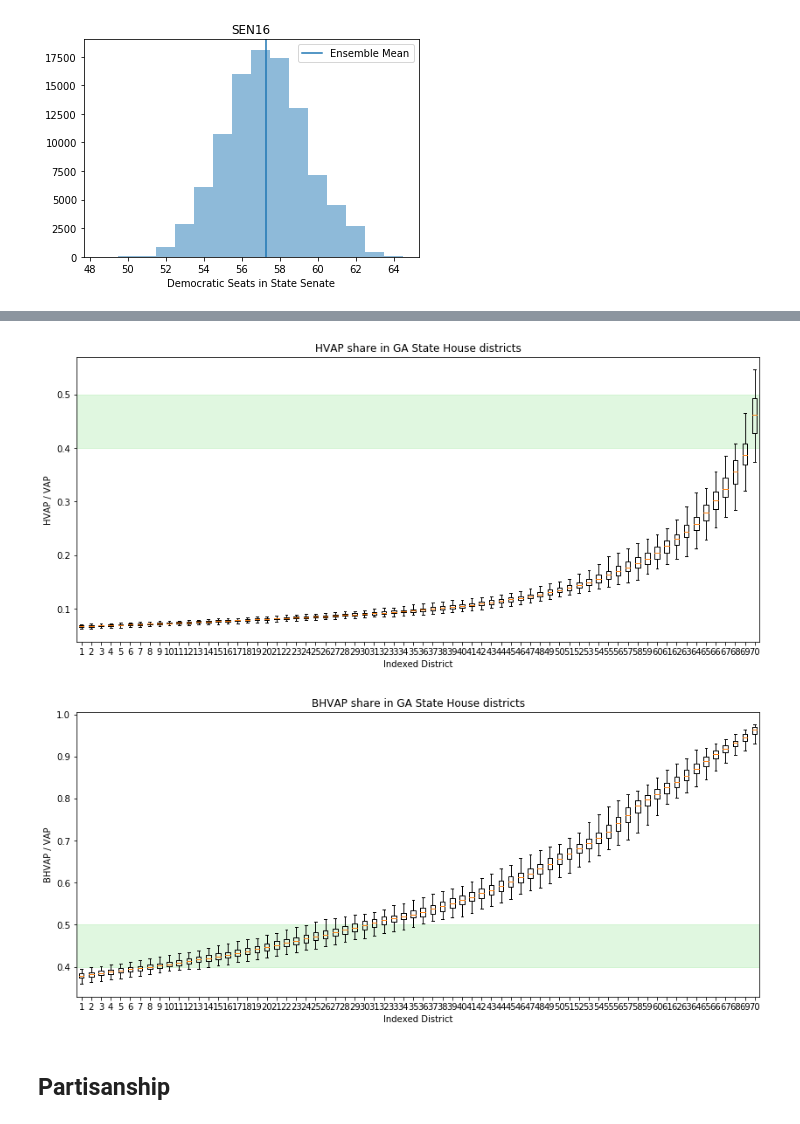
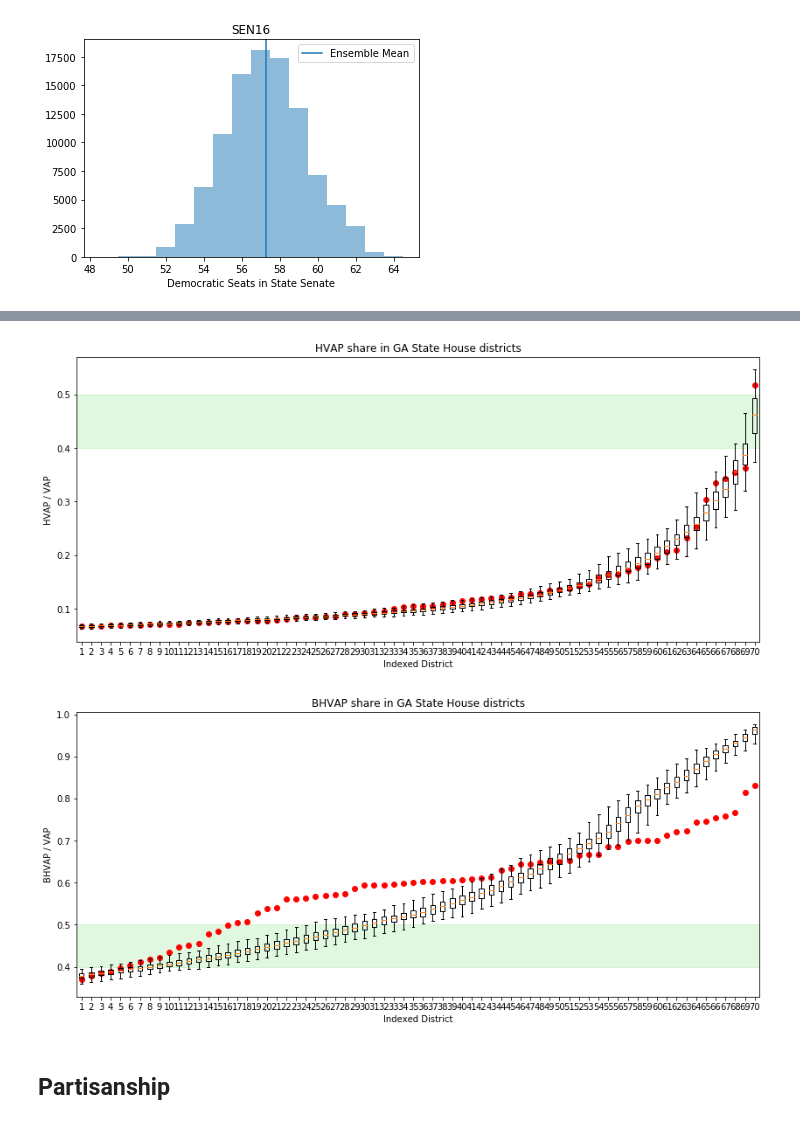
Before and after one commit to gerrymandr/georgia, a Jupyter notebook: GA_init_results.ipynb, the cells around one changed output, grey strips where cells are left out. Drawn from its saved outputs; the diff is of its cells as text; code cells hidden in the pictures.

```diff
--- a/GA_init_results.ipynb
+++ b/GA_init_results.ipynb
@@ -337,3 +337,5 @@ plt.show()
 [figure]
 # %% [markdown]
 ## State House
+# %%
+df_house = gpd.read_file("ga_house/ga_house_districts.shp")
@@ -413,30 +419,31 @@ plt.title("HVAP share in GA State House districts")
 plt.xlabel("Indexed District")
 plt.ylabel("HVAP / VAP")
 plt.boxplot(house["HVAP_perc"][:, 110:], whis=(1,99), showfliers=False)
-# plt.scatter(y=sorted(sen_part["BVAP_perc"].values()), x=range(1,57),
-#             marker="o", label="Enacted Plan", c="r")
+plt.scatter(y=sorted(df_house["HVAP"] / df_house["VAP"])[110:], x=range(1,71),
+            marker="o", label="Enacted Plan", c="r")
 plt.axhspan(0.40, 0.50, color="limegreen", alpha=0.15, zorder=0)
 
 # plt.legend()
 plt.savefig("plots/minority_opportunity/GA_state_house_district_hvap.png", bbox_inches="tight", dpi=200)
 plt.show()
 # %% [output]
-[figure, old version]
+[figure, new version]
 # %%
 plt.figure(figsize=(14,6))
 plt.title("BHVAP share in GA State House districts")
 plt.xlabel("Indexed District")
 plt.ylabel("BHVAP / VAP")
 plt.boxplot(house["BHVAP_perc"][:, 110:], whis=(1,99), showfliers=False)
-# plt.scatter(y=sorted(sen_part["BVAP_perc"].values()), x=range(1,57),
-#             marker="o", label="Enacted Plan", c="r")
+plt.scatter(y=sorted((df_house["BVAP"] + df_house["HVAP"]) / df_house["VAP"])[110:],
+            x=range(1,71),
+            marker="o", label="Enacted Plan", c="r")
 plt.axhspan(0.40, 0.50, color="limegreen", alpha=0.15, zorder=0)
 
 # plt.legend()
 plt.savefig("plots/minority_opportunity/GA_state_house_district_bhvap.png", bbox_inches="tight", dpi=200)
 plt.show()
 # %% [output]
-[figure, old version]
+[figure, new version]
 # %% [markdown]
 ## Partisanship
 # %%
```
Also changed, not shown: parts of 4 cells of this notebook, 5 other files.
